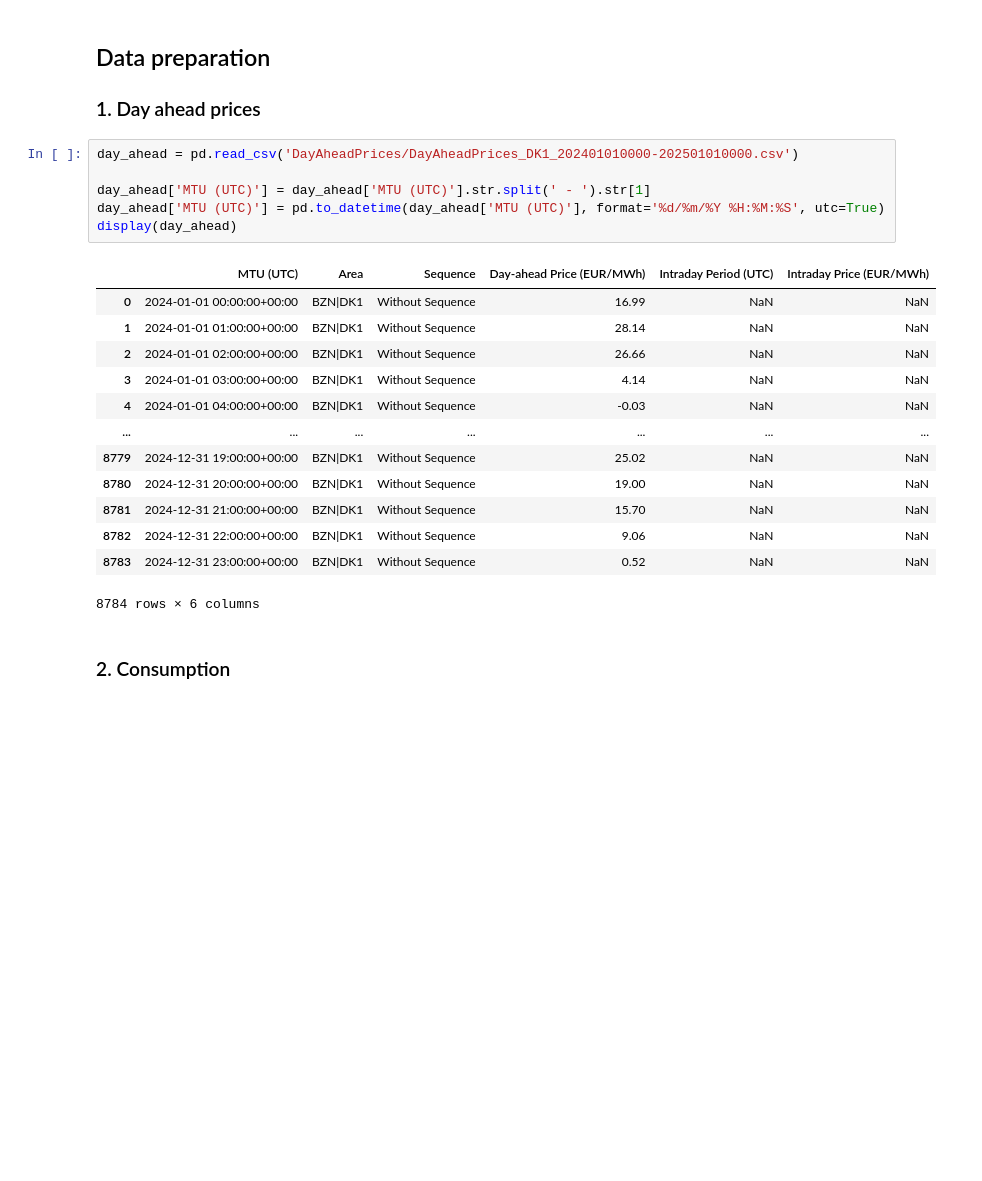
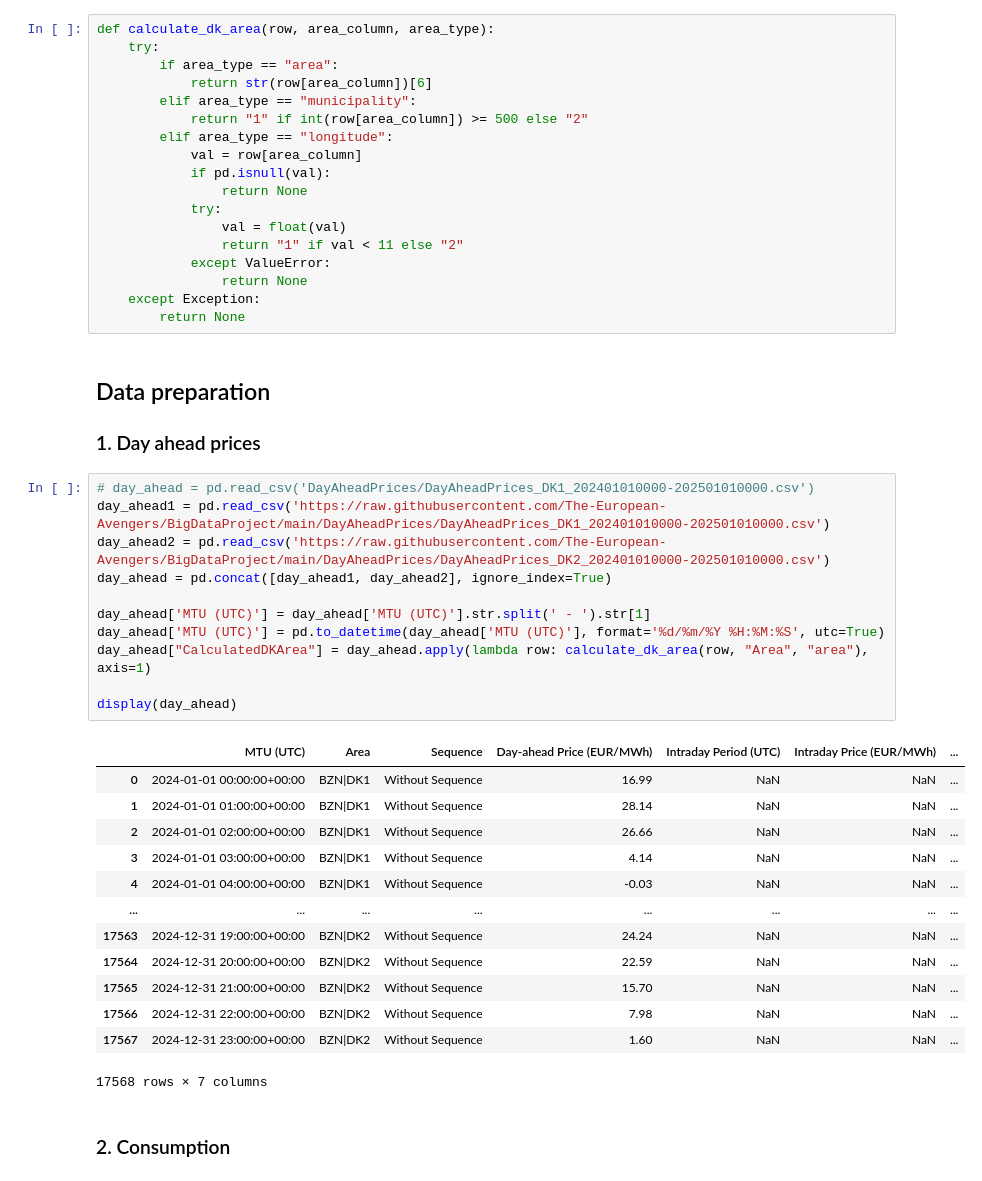
Before and after one commit to The-European-Avengers/BigDataProject, a Jupyter notebook: price_prediction.ipynb, the cells around one changed output. Saved outputs shown, nothing was run; the diff lists cells and outputs as text; blank space fills up the shorter version.

```diff
--- a/price_prediction.ipynb
+++ b/price_prediction.ipynb
@@ -14,30 +14,53 @@ def normalize_datetime(df, colname):
     df = df.rename(columns={colname: 'datetime'})
     df['datetime'] = pd.to_datetime(df['datetime'], utc=True, errors='coerce')
     return df
+# %%
+def calculate_dk_area(row, area_column, area_type):
+    try:
+        if area_type == "area":
+            return str(row[area_column])[6]
+        elif area_type == "municipality":
+            return "1" if int(row[area_column]) >= 500 else "2"
+        elif area_type == "longitude":
+            val = row[area_column]
+            if pd.isnull(val):
+                return None
+            try:
+                val = float(val)
+                return "1" if val < 11 else "2"
+            except ValueError:
+                return None
+    except Exception:
+        return None
 # %% [markdown]
 ## Data preparation
 
 ### 1. Day ahead prices
 # %%
-day_ahead = pd.read_csv('DayAheadPrices/DayAheadPrices_DK1_202401010000-202501010000.csv')
+# day_ahead = pd.read_csv('DayAheadPrices/DayAheadPrices_DK1_202401010000-202501010000.csv')
+day_ahead1 = pd.read_csv('https://raw.githubusercontent.com/The-European-Avengers/BigDataProject/main/DayAheadPrices/DayAheadPrices_DK1_202401010000-202501010000.csv')
+day_ahead2 = pd.read_csv('https://raw.githubusercontent.com/The-European-Avengers/BigDataProject/main/DayAheadPrices/DayAheadPrices_DK2_202401010000-202501010000.csv')
+day_ahead = pd.concat([day_ahead1, day_ahead2], ignore_index=True)
 
 day_ahead['MTU (UTC)'] = day_ahead['MTU (UTC)'].str.split(' - ').str[1]
 day_ahead['MTU (UTC)'] = pd.to_datetime(day_ahead['MTU (UTC)'], format='%d/%m/%Y %H:%M:%S', utc=True)
+day_ahead["CalculatedDKArea"] = day_ahead.apply(lambda row: calculate_dk_area(row, "Area", "area"), axis=1)
+
 display(day_ahead)
 # %% [output]
-|  | MTU (UTC) | Area | Sequence | Day-ahead Price (EUR/MWh) | Intraday Period (UTC) | Intraday Price (EUR/MWh) |
-| 0 | 2024-01-01 00:00:00+00:00 | BZN|DK1 | Without Sequence | 16.99 | NaN | NaN |
-| 1 | 2024-01-01 01:00:00+00:00 | BZN|DK1 | Without Sequence | 28.14 | NaN | NaN |
-| 2 | 2024-01-01 02:00:00+00:00 | BZN|DK1 | Without Sequence | 26.66 | NaN | NaN |
-| 3 | 2024-01-01 03:00:00+00:00 | BZN|DK1 | Without Sequence | 4.14 | NaN | NaN |
-| 4 | 2024-01-01 04:00:00+00:00 | BZN|DK1 | Without Sequence | -0.03 | NaN | NaN |
-| ... | ... | ... | ... | ... | ... | ... |
-| 8779 | 2024-12-31 19:00:00+00:00 | BZN|DK1 | Without Sequence | 25.02 | NaN | NaN |
-| 8780 | 2024-12-31 20:00:00+00:00 | BZN|DK1 | Without Sequence | 19.00 | NaN | NaN |
-| 8781 | 2024-12-31 21:00:00+00:00 | BZN|DK1 | Without Sequence | 15.70 | NaN | NaN |
-| 8782 | 2024-12-31 22:00:00+00:00 | BZN|DK1 | Without Sequence | 9.06 | NaN | NaN |
-| 8783 | 2024-12-31 23:00:00+00:00 | BZN|DK1 | Without Sequence | 0.52 | NaN | NaN |
+|  | MTU (UTC) | Area | Sequence | Day-ahead Price (EUR/MWh) | Intraday Period (UTC) | Intraday Price (EUR/MWh) | ... |
+| 0 | 2024-01-01 00:00:00+00:00 | BZN|DK1 | Without Sequence | 16.99 | NaN | NaN | ... |
+| 1 | 2024-01-01 01:00:00+00:00 | BZN|DK1 | Without Sequence | 28.14 | NaN | NaN | ... |
+| 2 | 2024-01-01 02:00:00+00:00 | BZN|DK1 | Without Sequence | 26.66 | NaN | NaN | ... |
+| 3 | 2024-01-01 03:00:00+00:00 | BZN|DK1 | Without Sequence | 4.14 | NaN | NaN | ... |
+| 4 | 2024-01-01 04:00:00+00:00 | BZN|DK1 | Without Sequence | -0.03 | NaN | NaN | ... |
+| ... | ... | ... | ... | ... | ... | ... | ... |
+| 17563 | 2024-12-31 19:00:00+00:00 | BZN|DK2 | Without Sequence | 24.24 | NaN | NaN | ... |
+| 17564 | 2024-12-31 20:00:00+00:00 | BZN|DK2 | Without Sequence | 22.59 | NaN | NaN | ... |
+| 17565 | 2024-12-31 21:00:00+00:00 | BZN|DK2 | Without Sequence | 15.70 | NaN | NaN | ... |
+| 17566 | 2024-12-31 22:00:00+00:00 | BZN|DK2 | Without Sequence | 7.98 | NaN | NaN | ... |
+| 17567 | 2024-12-31 23:00:00+00:00 | BZN|DK2 | Without Sequence | 1.60 | NaN | NaN | ... |
-8784 rows × 6 columns
+17568 rows × 7 columns
 # %% [markdown]
 ### 2. Consumption
 # %%
```
Also changed, not shown: parts of 4 cells of this notebook.
